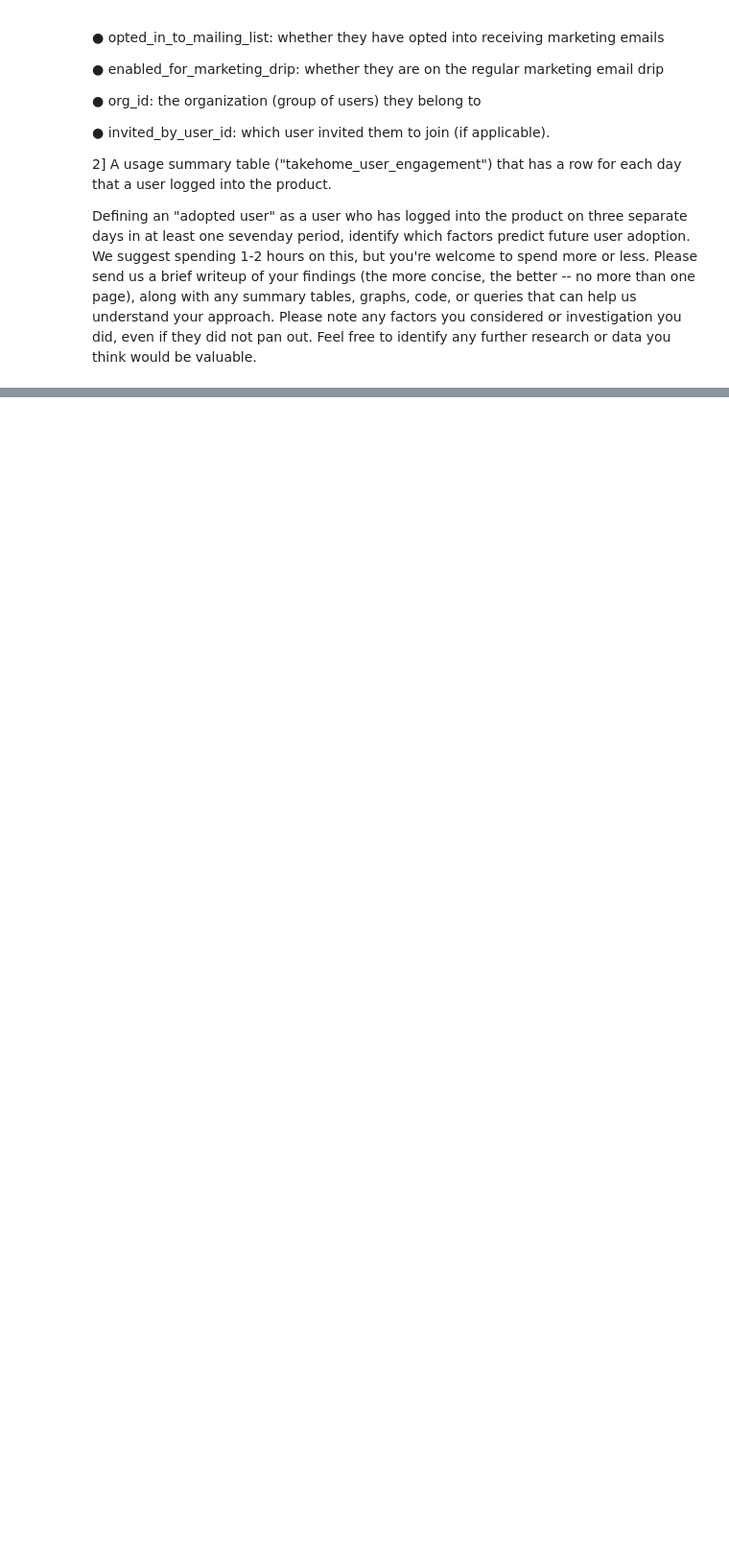
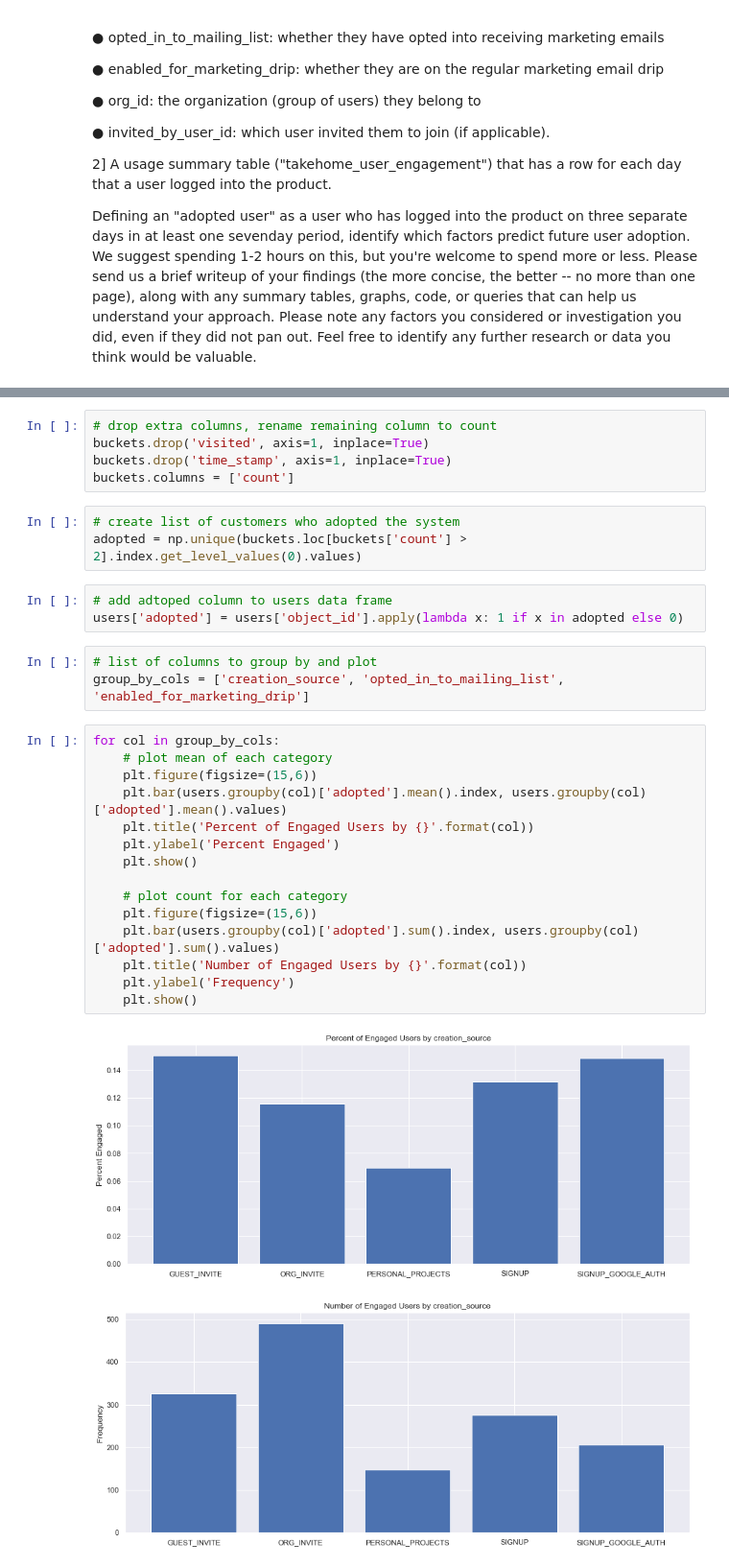
Before and after one commit to coshmeo/springboard, a Jupyter notebook: relax_challenge/Solution.ipynb, the cells around one changed output, grey strips where cells are left out. Shown at 96% size. Saved outputs shown, nothing was run; the diff lists cells and outputs as text; blank space fills up the shorter version.

```diff
--- a/relax_challenge/Solution.ipynb
+++ b/relax_challenge/Solution.ipynb
@@ -63,0 +140,32 @@ engagement = pd.read_csv('takehome_user_engagement.csv')
+# %%
+# drop extra columns, rename remaining column to count
+buckets.drop('visited', axis=1, inplace=True)
+buckets.drop('time_stamp', axis=1, inplace=True)
+buckets.columns = ['count']
+# %%
+# create list of customers who adopted the system
+adopted = np.unique(buckets.loc[buckets['count'] > 2].index.get_level_values(0).values)
+# %%
+# add adtoped column to users data frame
+users['adopted'] = users['object_id'].apply(lambda x: 1 if x in adopted else 0)
+# %%
+# list of columns to group by and plot
+group_by_cols = ['creation_source', 'opted_in_to_mailing_list', 'enabled_for_marketing_drip']
+# %%
+for col in group_by_cols:
+    # plot mean of each category
+    plt.figure(figsize=(15,6))
+    plt.bar(users.groupby(col)['adopted'].mean().index, users.groupby(col)['adopted'].mean().values)
+    plt.title('Percent of Engaged Users by {}'.format(col))
+    plt.ylabel('Percent Engaged')
+    plt.show()
+
+    # plot count for each category
+    plt.figure(figsize=(15,6))
+    plt.bar(users.groupby(col)['adopted'].sum().index, users.groupby(col)['adopted'].sum().values)
+    plt.title('Number of Engaged Users by {}'.format(col))
+    plt.ylabel('Frequency')
+    plt.show()
+# %% [output]
+[figure, added]
+[figure, added]
```
Also changed, not shown: parts of 15 cells of this notebook.
